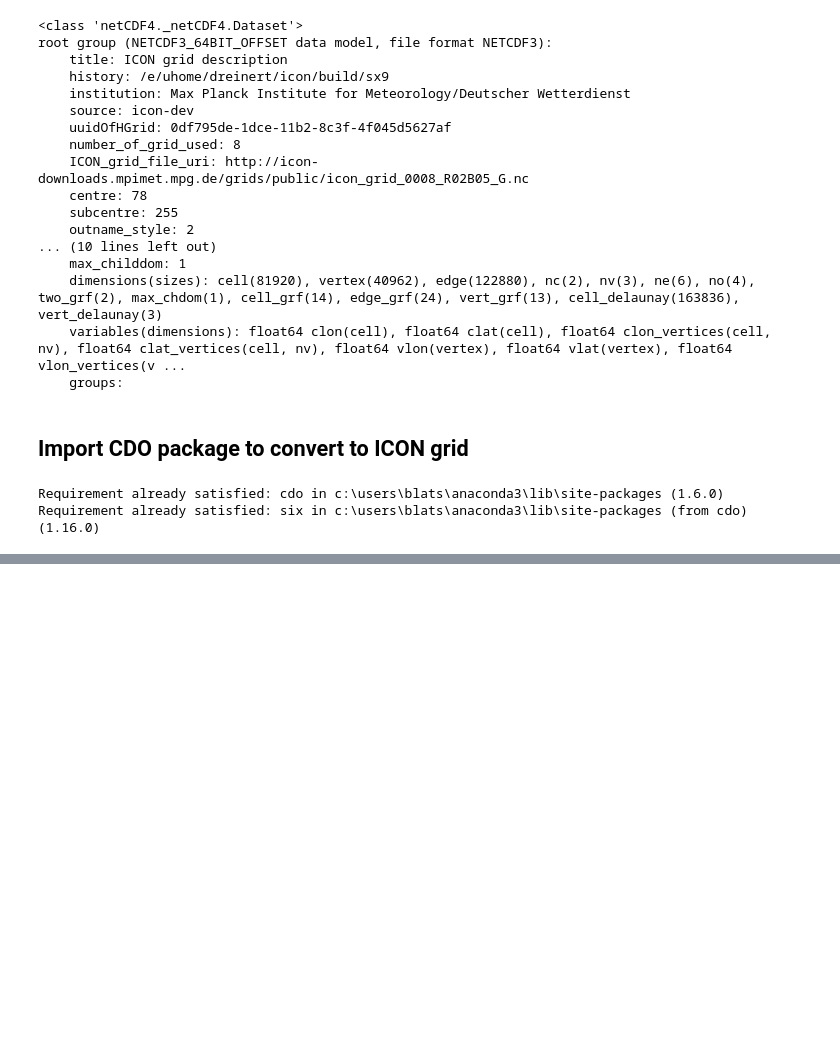
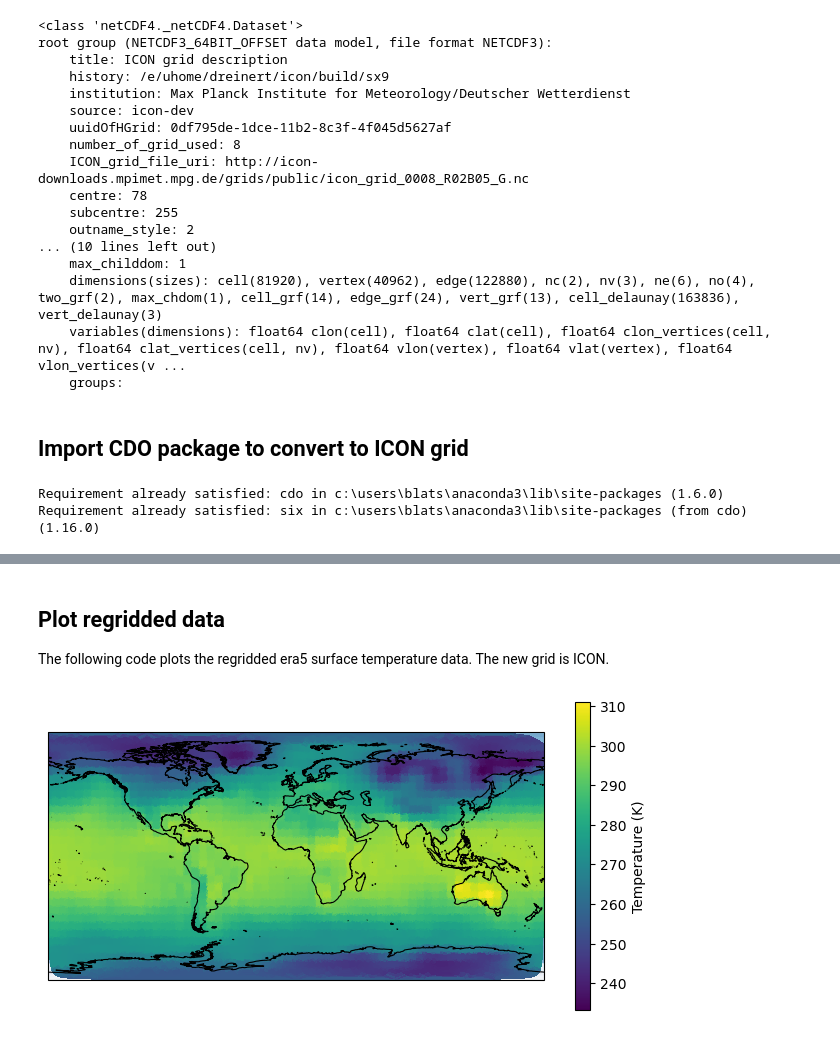
Before and after one commit to lstephenuzk/esdp1-test, a Jupyter notebook: load_era5.ipynb, the cells around one changed output, grey strips where cells are left out. Saved outputs shown, nothing was run; the diff lists cells and outputs as text; code cells hidden in the pictures; blank space fills up the shorter version.

```diff
--- a/load_era5.ipynb
+++ b/load_era5.ipynb
@@ -285,0 +282,10 @@ operable program or batch file.
+# %%
+## load regridded data and define variables temperature, longitude, and latitude
+data = nc.Dataset("ERA5_surface_icon_grid.nc", "r")
+data
+
+temp = data.variables['t']
+clon = data.variables['clon'][:]
+clat = data.variables['clat'][:]
+
+print(data)
@@ -285,0 +306,4 @@ operable program or batch file.
+# %%
+import numpy as np
+x = np.rad2deg(clon)
+y = np.rad2deg(clat)
@@ -285,0 +312,25 @@ operable program or batch file.
+# %%
+## triangulate grid before plotting
+import matplotlib.tri as tri
+triang = tri.Triangulation(x, y)
+# %% [markdown]
+## Plot regridded data
+The following code plots the regridded era5 surface temperature data. The new grid is ICON.
+# %%
+plt.figure(figsize=(8,4))
+
+pc = ccrs.PlateCarree()
+
+ax = plt.axes(projection=pc)
+ax.stock_img()                                         # Includes an image of the surface.
+ax.coastlines('50m', linewidth=0.8)
+
+
+plt.figure
+plot_icon = plt.tripcolor(triang, data['t'][0] )
+# Add a colorbar
+plt.colorbar(plot_icon, label='Temperature (K)')
+
+plt.show()
+# %% [output]
+[figure, added]
```
Also changed, not shown: parts of 15 cells of this notebook, 1 other file.
